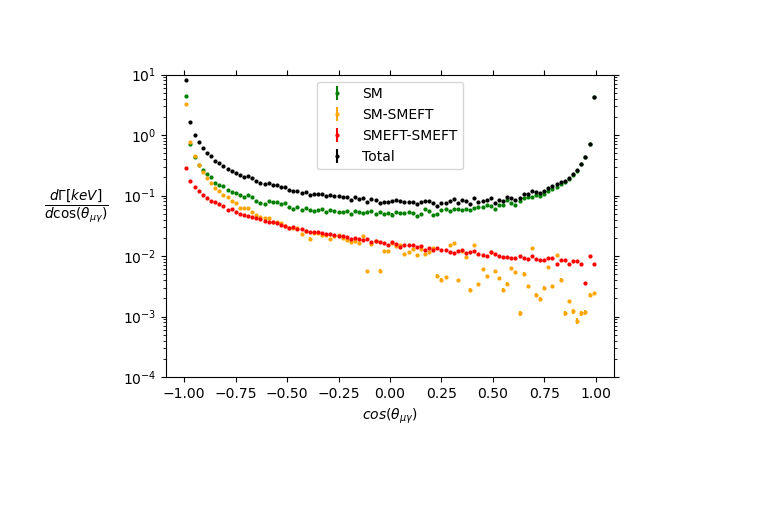
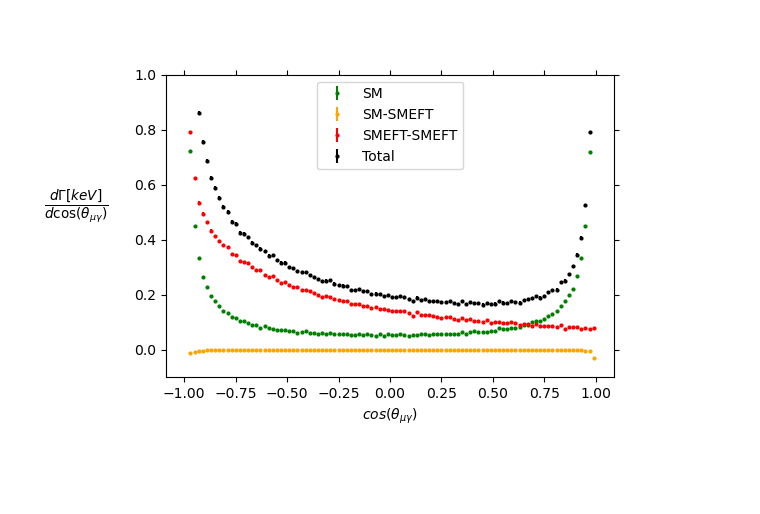
Before and after one commit to lucatocci/Masters, a Jupyter notebook: Masters Project/Master Scale Pickle.ipynb, the cells around one changed output. Drawn from its saved outputs; the diff is of its cells as text; code cells hidden in the pictures.

```diff
--- a/Masters Project/Master Scale Pickle.ipynb
+++ b/Masters Project/Master Scale Pickle.ipynb
@@ -63,9 +220,15 @@ def scale_anim(l, SW, CW, upper, lower, num):
 fig, ax = plt.subplots()
 fig.subplots_adjust(left=0.2, bottom=0.25)
 
-lower = 1
-upper = 10
-num = 50
+i_HB = 0
+i_HW = 0
+i_HWB = 1
+i_eH = 0
+i_eB = 0
+i_eW = 0
+lower = 0
+upper = 10 ** 3
+num = 10
 ss = np.linspace(lower, upper, num)
 norm = 2 / bins
 keV = 10 ** 6
@@ -86,50 +249,50 @@ I_cos8_9 = np.array(rick.load(open('I_cos8_9mas_sep1', 'rb')))
 I_cos8_10 = np.array(rick.load(open('I_cos8_10mas_sep1', 'rb')))
 mas_ls = [I_cos4_1, I_cos6_1, I_cos6_2, I_cos6_3, I_cos6_4, I_cos8_5, I_cos8_6, I_cos8_7, I_cos8_8, I_cos8_9, I_cos8_10]
 
-def cos_anim(l, lower, upper, num):
+def cos_anim(l, lower, upper, num, i_HB, i_HW, i_HWB, i_eH, i_eB, i_eW):
     k = keV / norm
-    return k * scale_anim(l, sin, cos, upper, lower, num)
+    return k * scale_anim(l, sin, cos, upper, lower, num, i_HB, i_HW, i_HWB, i_eH, i_eB, i_eW)
 
 def cos_4sum_init(i):
     cos_4sum = 0
     cos_4errsum = 0
     for j in range(0, 1):
-        cos_4sum += cos_anim(mas_ls, lower, upper, num)[i, 2*j]
-        cos_4errsum += cos_anim(mas_ls, lower, upper, num)[i, 2*j + 1]
+        cos_4sum += cos_anim(mas_ls, lower, upper, num, i_HB, i_HW, i_HWB, i_eH, i_eB, i_eW)[i, 2*j]
+        cos_4errsum += cos_anim(mas_ls, lower, upper, num, i_HB, i_HW, i_HWB, i_eH, i_eB, i_eW)[i, 2*j + 1]
     return np.array([cos_4sum, cos_4errsum])
 
 def cos_6sum_init(i):
     cos_6sum = 0
     cos_6errsum = 0
     for j in range(1, 5):
-        cos_6sum += cos_anim(mas_ls, lower, upper, num)[i, 2*j]
-        cos_6errsum += cos_anim(mas_ls, lower, upper, num)[i, 2*j + 1]
+        cos_6sum += cos_anim(mas_ls, lower, upper, num, i_HB, i_HW, i_HWB, i_eH, i_eB, i_eW)[i, 2*j]
+        cos_6errsum += cos_anim(mas_ls, lower, upper, num, i_HB, i_HW, i_HWB, i_eH, i_eB, i_eW)[i, 2*j + 1]
     return np.array([cos_6sum, cos_6errsum])
 
 def cos_8sum_init(i):
     cos_8sum = 0
     cos_8errsum = 0
     for j in range(5, 11):
-        cos_8sum += cos_anim(mas_ls, lower, upper, num)[i, 2*j]
-        cos_8errsum += cos_anim(mas_ls, lower, upper, num)[i, 2*j + 1]
+        cos_8sum += cos_anim(mas_ls, lower, upper, num, i_HB, i_HW, i_HWB, i_eH, i_eB, i_eW)[i, 2*j]
+        cos_8errsum += cos_anim(mas_ls, lower, upper, num, i_HB, i_HW, i_HWB, i_eH, i_eB, i_eW)[i, 2*j + 1]
     return np.array([cos_8sum, cos_8errsum])
 
 def animate(i):
     ax.clear()
-    plt.ylim(10**-4, 10)
-    plt.yscale('log')
+    plt.ylim(-0.1, 1)
+    #plt.yscale('log')
     ax.errorbar(cos_s, cos_4sum_init(i)[0],  color = 'green', label = 'SM', yerr = cos_4sum_init(i)[1], ls = 'none', markersize = 4, marker = '.')
     ax.errorbar(cos_s, cos_6sum_init(i)[0],  color = 'orange', label = 'SM-SMEFT', yerr = cos_6sum_init(i)[1], ls = 'none', markersize = 4, marker = '.')
     ax.errorbar(cos_s, cos_8sum_init(i)[0],  color = 'red', label = 'SMEFT-SMEFT', yerr = cos_8sum_init(i)[1], ls = 'none', markersize = 4, marker = '.')
     ax.errorbar(cos_s, cos_4sum_init(i)[0]+cos_6sum_init(i)[0]+cos_8sum_init(i)[0],  color = 'black', label = 'Total', yerr = cos_4sum_init(i)[1]+cos_6sum_init(i)[1]+cos_8sum_init(i)[1], ls = 'none', markersize = 4, marker = '.')
     #ax.text(-0.6, 1.05, r'$x(C_{AA})=x(C_{AZ})=x(C_{eH})=x(C_{eB})=x(C_{eW})=$' +str(round(ss[i], 6))+'', fontsize = 10)
     plt.ylabel(r'$\frac{d\Gamma[keV]}{d\cos(\theta_{\mu\gamma})}$', rotation = '0', fontsize = 14)
     ax.yaxis.set_label_coords(-0.2, 0.5)
     plt.xlabel(r'$cos(\theta_{\mu\gamma})$')
     plt.legend(loc='upper center')
 
 anim = FuncAnimation(fig, animate, interval=100, frames=num, repeat=False)
-anim.save('cos_slider_mas.gif', writer='pillow')
+anim.save('cos_slider_mas_imp_comp.gif', writer='pillow')
 plt.show()
 # %% [output]
-[figure, old version]
+[figure, new version]
```
Also changed, not shown: parts of 11 cells of this notebook, 2 other files.
